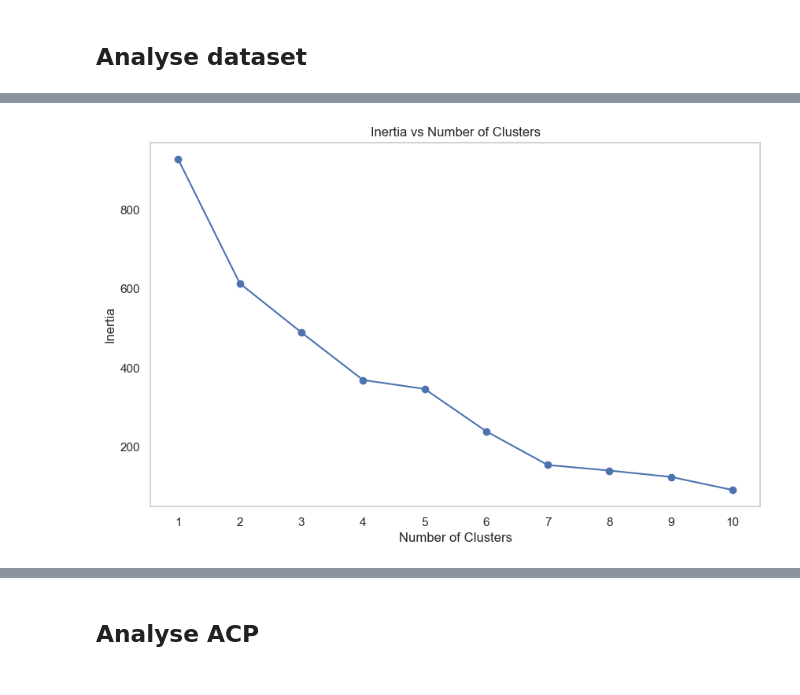
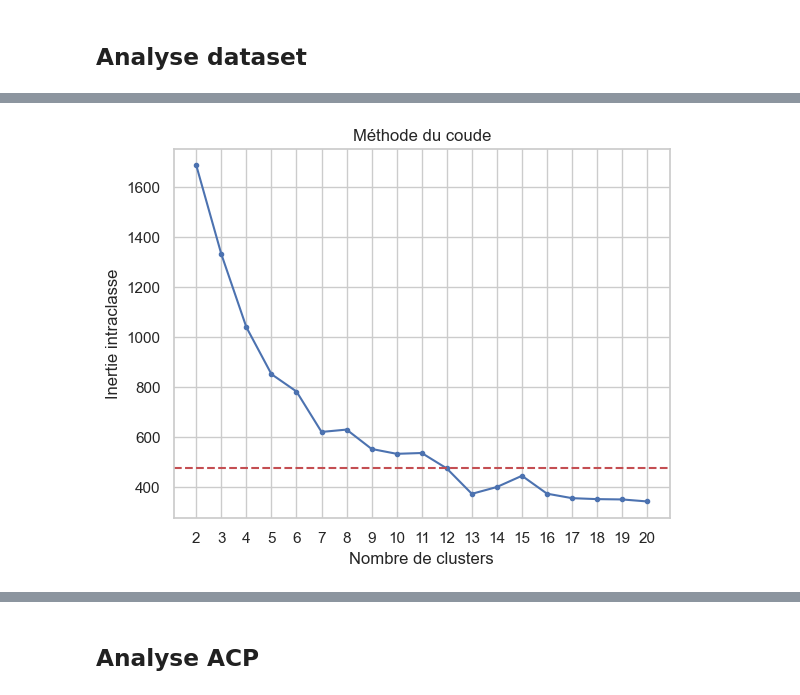
Before and after one commit to RubenKraan/data_analyst_openclassrooms, a Jupyter notebook: projet 11/projet_11_2.ipynb, the cells around one changed output, grey strips where cells are left out. Cells and saved outputs as stored; diff of their text form; code cells hidden in the pictures.

```diff
--- a/projet 11/projet_11_2.ipynb
+++ b/projet 11/projet_11_2.ipynb
@@ -53,13 +54,13 @@ Viande poids vif, poulet, totale_production     88
 dtype: int64
 # %%
 # if values that are 0 are over 80 drop the columns
-dataset = dataset.loc[:, dataset.isin([0]).sum() <= 80]
+# dataset = dataset.loc[:, dataset.isin([0]).sum() <= 80]
 # %%
 # drop countries with 'Outlets_kfc' = 0
-dataset = dataset[dataset['Outlets_kfc'] != 0]
+# dataset = dataset[dataset['Outlets_kfc'] != 0]
 # %%
 # drop exportation columns
-dataset = dataset.drop(columns=['Exportations - quantité_import', 'Exportations - valeur_import',])
+# dataset = dataset.drop(columns=['Exportations - quantité_import', 'Exportations - valeur_import',])
 # %% [markdown]
 ## Analyse dataset
 # %%
@@ -181,20 +200,30 @@ plt.show()
 # %%
-# k-means clustering
-# intertia
-inertia = []
-k_values = range(1, 11)
-for k in k_values:
-    kmeans = KMeans(n_clusters=k, random_state=42)
-    kmeans.fit(X_scaled)
-    inertia.append(kmeans.inertia_)
-# plot of inertia
-plt.figure(figsize=(10, 6))
-plt.plot(k_values, inertia, marker='o')
-plt.title('Inertia vs Number of Clusters')
-plt.xlabel('Number of Clusters')
-plt.ylabel('Inertia')
-plt.xticks(k_values)
-plt.grid()
+# Initialise les variables
+n_clusters_range = range(2, 21)
+inertias=[]
+
+# Calcul l'inertie pour chaque valeur du nombre de clusters
+for n_clusters in n_clusters_range:
+    clustering = KMeans(n_clusters=n_clusters, n_init='auto', init='random',
+                      random_state=0)
+    clustering = clustering.fit(X_scaled)
+    inertias.append(clustering.inertia_)
+
+# Trace le graphique
+fig, ax = plt.subplots()
+
+plt.plot(n_clusters_range, inertias, marker='.')
+plt.axhline(y=inertias[10], linestyle = '--', color='r')
+
+# Définit la position des graduations
+ax.xaxis.set_major_locator(ticker.IndexLocator(1, 0))
+
+ax.set_xlabel('Nombre de clusters')
+ax.set_ylabel('Inertie intraclasse')
+ax.set_title('Méthode du coude')
+
 plt.show()
+
+del n_clusters_range, inertias, n_clusters, clustering, fig, ax
 # %% [output]
-[figure, old version]
+[figure, new version]
```
Also changed, not shown: parts of 15 cells of this notebook, 6 other files.
